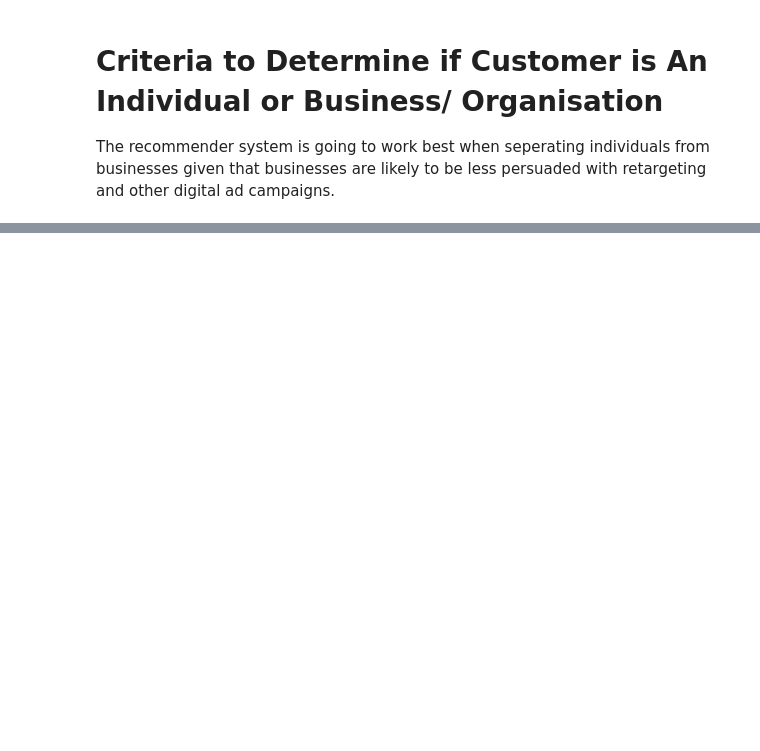
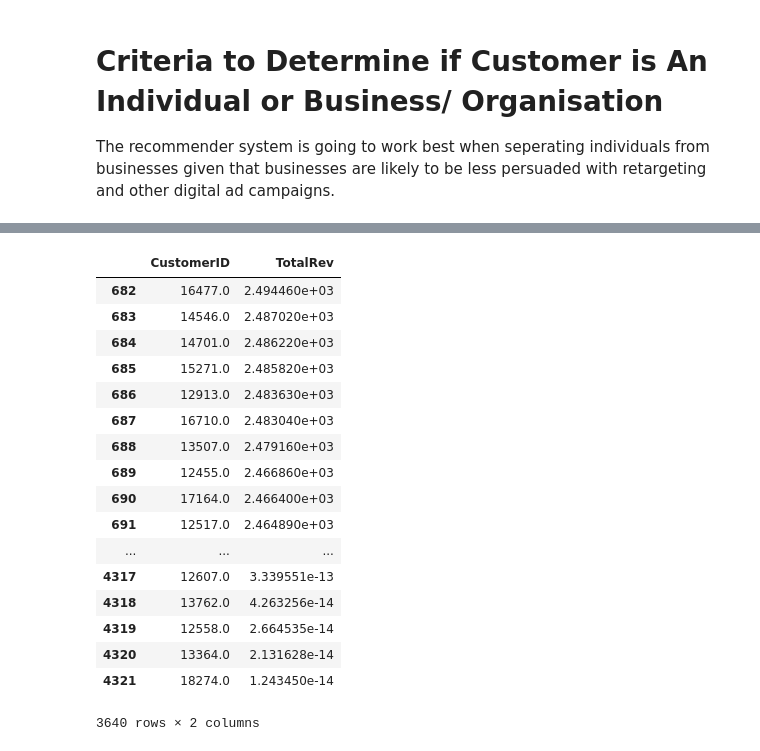
Before and after one commit to tristar82/Project-Week-8-Final-Project, a Jupyter notebook: your-project/Code/X_Categorise_Individual_Business_Customer.ipynb, the cells around one changed output, grey strips where cells are left out. Saved outputs shown, nothing was run; the diff lists cells and outputs as text; code cells hidden in the pictures; blank space fills up the shorter version.

```diff
--- a/your-project/Code/X_Categorise_Individual_Business_Customer.ipynb
+++ b/your-project/Code/X_Categorise_Individual_Business_Customer.ipynb
@@ -811,0 +56,5 @@ def tagforremoval_negqty(row):
+# %%
+df_cust_value = df.groupby('CustomerID').agg({'Rev': ['sum']}).sort_values(by=[('Rev','sum')], ascending=False) #nested column names
+df_cust_value.reset_index(inplace=True)
+df_cust_value.columns = ['CustomerID','TotalRev']
+df_cust_value.head()
@@ -811,0 +68,23 @@ def tagforremoval_negqty(row):
+# %%
+df_cust_value.loc[(df_cust_value['TotalRev'] < 2500) & (df_cust_value['TotalRev'] > 0)]
+
+#df.loc[(df['column_name'] >= A) & (df['column_name'] <= B)]
+# %% [output]
+|  | CustomerID | TotalRev |
+| 682 | 16477.0 | 2.494460e+03 |
+| 683 | 14546.0 | 2.487020e+03 |
+| 684 | 14701.0 | 2.486220e+03 |
+| 685 | 15271.0 | 2.485820e+03 |
+| 686 | 12913.0 | 2.483630e+03 |
+| 687 | 16710.0 | 2.483040e+03 |
+| 688 | 13507.0 | 2.479160e+03 |
+| 689 | 12455.0 | 2.466860e+03 |
+| 690 | 17164.0 | 2.466400e+03 |
+| 691 | 12517.0 | 2.464890e+03 |
+| ... | ... | ... |
+| 4317 | 12607.0 | 3.339551e-13 |
+| 4318 | 13762.0 | 4.263256e-14 |
+| 4319 | 12558.0 | 2.664535e-14 |
+| 4320 | 13364.0 | 2.131628e-14 |
+| 4321 | 18274.0 | 1.243450e-14 |
+3640 rows × 2 columns
```
Also changed, not shown: parts of 62 cells of this notebook, 1 other file.
